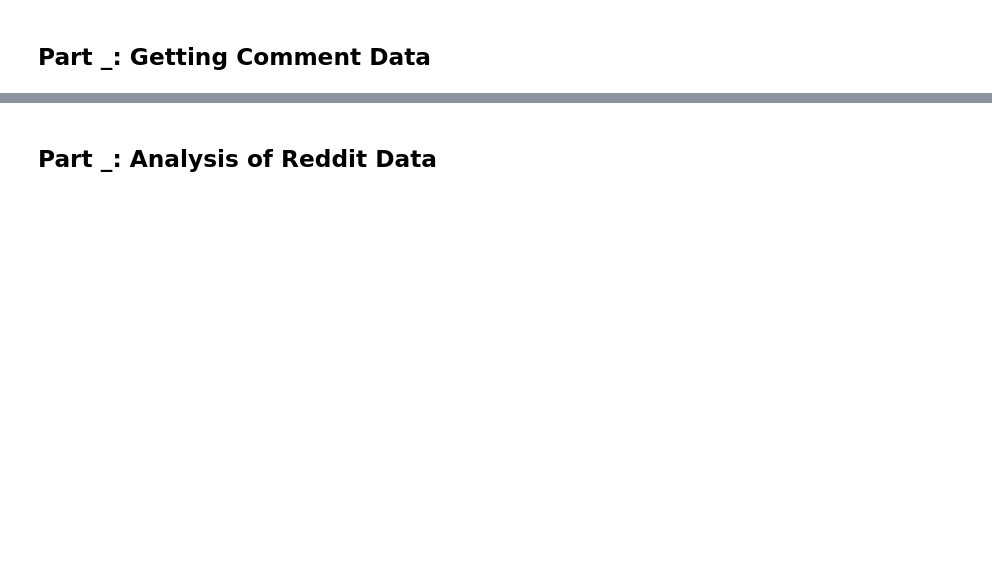
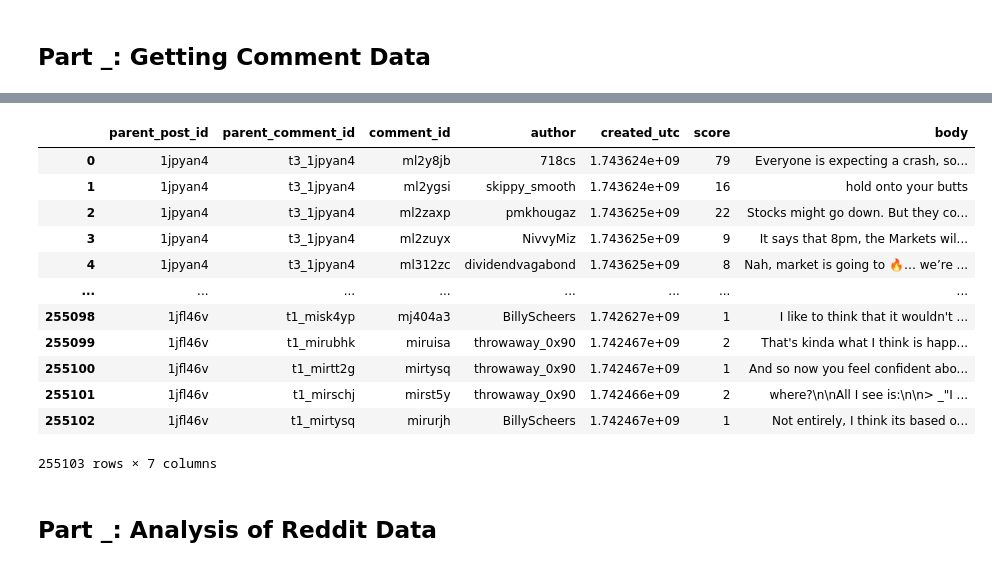
Before and after one commit to ColeJMitchell/machine-learning-stock-prediction, a Jupyter notebook: gregoryb.ipynb, the cells around one changed output, grey strips where cells are left out. Drawn from its saved outputs; the diff is of its cells as text; code cells hidden in the pictures; blank space fills up the shorter version.

```diff
--- a/gregoryb.ipynb
+++ b/gregoryb.ipynb
@@ -235,0 +293,36 @@ I just think that a struggling economy could open up opportunities for investors
+# %%
+# Create a pyarrow schema for the data types.
+schema = pyarrow.schema([
+    ('parent_post_id', pyarrow.string()),
+    ('parent_comment_id', pyarrow.string()),
+    ('comment_id', pyarrow.string()),
+    ('author', pyarrow.string()),
+    ('created_utc', pyarrow.float64()),
+    ('score', pyarrow.int64()),
+    ('body', pyarrow.string())
+])
+
+# Collect the comments for all the submissions.
+all_comments = []
+for submission in submission_collection['id']:
+    comments = extract_comments_for(submission)
+    all_comments.extend(comments)
+    time.sleep(1)  # Optional delay to avoid rate limits
+
+# Create a python dataframe of these comments.
+comments_df = pd.DataFrame.from_records(all_comments)
+display(comments_df)
+# %% [output]
+|  | parent_post_id | parent_comment_id | comment_id | author | created_utc | score | body |
+| 0 | 1jpyan4 | t3_1jpyan4 | ml2y8jb | 718cs | 1.743624e+09 | 79 | Everyone is expecting a crash, so... |
+| 1 | 1jpyan4 | t3_1jpyan4 | ml2ygsi | skippy_smooth | 1.743624e+09 | 16 | hold onto your butts |
+| 2 | 1jpyan4 | t3_1jpyan4 | ml2zaxp | pmkhougaz | 1.743625e+09 | 22 | Stocks might go down. But they co... |
+| 3 | 1jpyan4 | t3_1jpyan4 | ml2zuyx | NivvyMiz | 1.743625e+09 | 9 | It says that 8pm, the Markets wil... |
+| 4 | 1jpyan4 | t3_1jpyan4 | ml312zc | dividendvagabond | 1.743625e+09 | 8 | Nah, market is going to 🔥… we’re ... |
+| ... | ... | ... | ... | ... | ... | ... | ... |
+| 255098 | 1jfl46v | t1_misk4yp | mj404a3 | BillyScheers | 1.742627e+09 | 1 | I like to think that it wouldn't ... |
+| 255099 | 1jfl46v | t1_mirubhk | miruisa | throwaway_0x90 | 1.742467e+09 | 2 | That's kinda what I think is happ... |
+| 255100 | 1jfl46v | t1_mirtt2g | mirtysq | throwaway_0x90 | 1.742467e+09 | 1 | And so now you feel confident abo... |
+| 255101 | 1jfl46v | t1_mirschj | mirst5y | throwaway_0x90 | 1.742466e+09 | 2 | where?\n\nAll I see is:\n\n> _"I ... |
+| 255102 | 1jfl46v | t1_mirtysq | mirurjh | BillyScheers | 1.742467e+09 | 1 | Not entirely, I think its based o... |
+255103 rows × 7 columns
```
Also changed, not shown: parts of 12 cells of this notebook, 3 other files.
